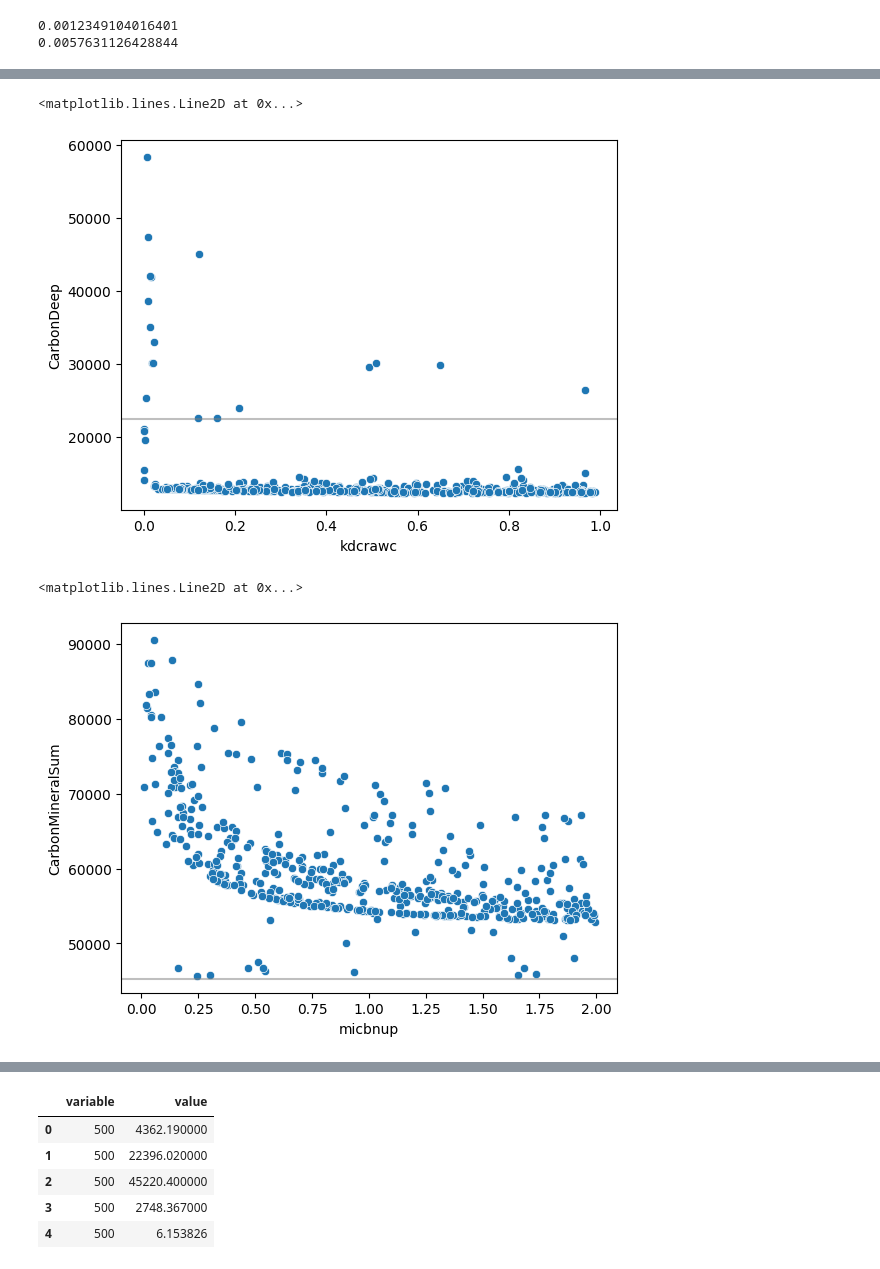
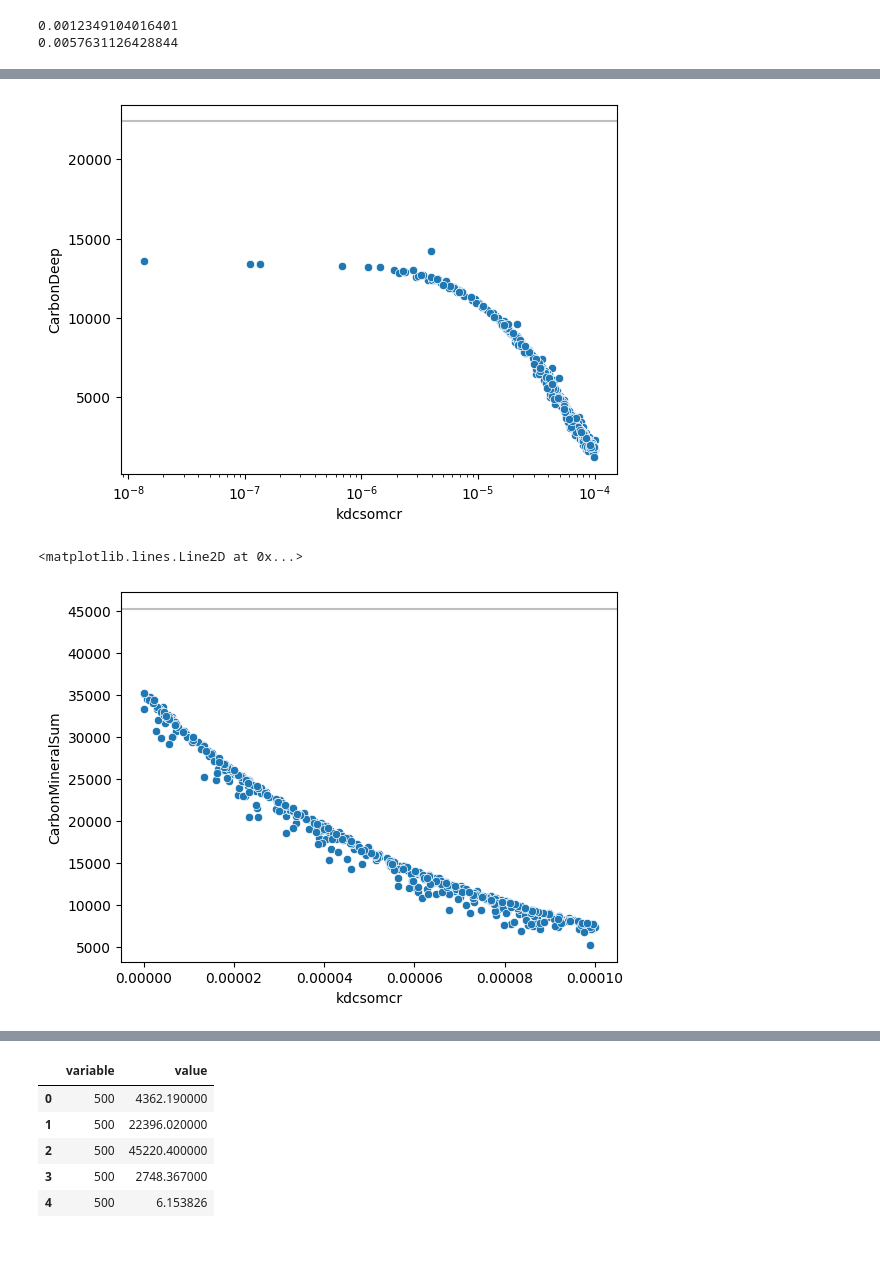
Before and after one commit to uaf-arctic-eco-modeling/dvm-dos-tem, a Jupyter notebook: scripts/caribou-poker-exp/US-Prr-SA/SA_Figs_US-Prr.ipynb, the cells around one changed output, grey strips where cells are left out. Saved outputs shown, nothing was run; the diff lists cells and outputs as text; code cells hidden in the pictures.

```diff
--- a/scripts/caribou-poker-exp/US-Prr-SA/SA_Figs_US-Prr.ipynb
+++ b/scripts/caribou-poker-exp/US-Prr-SA/SA_Figs_US-Prr.ipynb
@@ -129,7 +129,7 @@ def calc_rmse(x,y):
 def calc_overall_accuracy(results, sample_matrix, target_vars, vars_nopft):
 
     results = pd.read_csv(results, names=target_vars)
-    print(results)
+    #print(results)
     # extract targets from last row of results csv
     targets = results.loc[len(results)-1]
     results = results.loc[0:len(results)-2]
@@ -150,35 +150,39 @@ def calc_overall_accuracy(results, sample_matrix, target_vars, vars_nopft):
                 tgt_r2s.append(0)
                 tgt_rmses.append(10000000)
                 continue
-            tgt_r2s.append(r2_score(row[results_vars_cols], targets[results_vars_cols]))
-            tgt_rmses.append(calc_rmse(row[results_vars_cols], targets[results_vars_cols]))
+            tgt_r2s.append(r2_score(targets[results_vars_cols], row[results_vars_cols]))
+            tgt_rmses.append(calc_rmse(targets[results_vars_cols], row[results_vars_cols]))
 
-        r2s.append(tgt_r2s)
-        rmses.append(tgt_rmses)
+        #r2s.append(tgt_r2s)
+        #rmses.append(tgt_rmses)
+        r2s.append(r2_score(targets[results_vars_cols], row[results_vars_cols]))
+        rmses.append(calc_rmse(targets[results_vars_cols], row[results_vars_cols]))
 
     # concatenate sample matrix to results
     sample_matrix = pd.read_csv(sample_matrix)
     results[sample_matrix.columns] = sample_matrix
     r2s=np.array(r2s)
     rmses=np.array(rmses)
-
+    results['r2']= r2s
+    results['rmse']= rmses
     #iterate over target variables (no pft or compartment)
-    for idx, name in enumerate(vars_nopft):
+    #for idx, name in enumerate(vars_nopft):
 
         #set r2 and rmse columns
-        results[name + '_r2_raw'] = r2s[:, idx]
-        results[name + '_rmse_raw'] = rmses[:, idx]
+    #    results[name + '_r2_raw'] = r2s[:, idx]
+    #    results[name + '_rmse_raw'] = rmses[:, idx]
 
-        #scale rmse between min and max
-        results[name + '_rmse_scaled'] = (results[name + '_rmse_raw']-np.nanmin(results[name + '_rmse_raw']))/(np.max(results[name + '_rmse_raw'])-np.nanmin(results[name + '_rmse_raw']))
+    #    #scale rmse between min and max
+    #    results[name + '_rmse_scaled'] = (results[name + '_rmse_raw']-np.nanmin(results[name + '_rmse_raw']))/(np.max(results[name + '_rmse_raw'])-np.nanmin(results[name + '_rmse_raw']))
 
-        #subrtact scaled rmse from r2 for overall accuracy term
-        results[name + '_accuracy'] = (results[name + '_r2_raw']-results[name+'_rmse_scaled'])
+    #    #subrtact scaled rmse from r2 for overall accuracy term
+    #    results[name + '_accuracy'] = (results[name + '_r2_raw']-results[name+'_rmse_scaled'])
 
     #scale r2 and rmse and combine for overall accuracy term
-    results['overall_accuracy'] = results[Filter(list(results.columns), ['accuracy'])].mean(axis=1)
-    results['mean_rmse'] = results[Filter(list(results.columns), ['_rmse_scaled'])].mean(axis=1)
-    results['mean_r2'] = results[Filter(list(results.columns), ['_r2_raw'])].mean(axis=1)
+    results['rmse_scaled'] = (results['rmse']-np.nanmin(results['rmse']))/(np.max(results['rmse'])-np.nanmin(results['rmse']))
+    results['overall_accuracy'] = (results['r2']-results['rmse_scaled'])
+    results['mean_rmse'] = results[Filter(list(results.columns), ['rmse'])].mean(axis=1)
+    results['mean_r2'] = results[Filter(list(results.columns), ['r2'])].mean(axis=1)
 
     return results, targets
 # %%
@@ -705,15 +668,15 @@ plt.axhline(targets['CarbonShallow'], color='grey', alpha=0.5)
 # %%
-sns.scatterplot(data=results, x='kdcrawc', y='CarbonDeep')
+sns.scatterplot(data=results, x='kdcsomcr', y='CarbonDeep')
 plt.axhline(targets['CarbonDeep'], color='grey', alpha=0.5)
+plt.xscale('log')
 # %% [output]
-<matplotlib.lines.Line2D at 0x...>
-[figure, old version]
+[figure, new version]
 # %%
-sns.scatterplot(data=results, x='micbnup', y='CarbonMineralSum')
+sns.scatterplot(data=results, x='kdcsomcr', y='CarbonMineralSum')
 plt.axhline(targets['CarbonMineralSum'], color='grey', alpha=0.5)
 # %% [output]
 <matplotlib.lines.Line2D at 0x...>
-[figure, old version]
+[figure, new version]
 # %%
 sns.histplot(data=results, x='kdcsomcr')
 plt.xscale("log")
```
Also changed, not shown: parts of 25 cells of this notebook, 7 other files.
